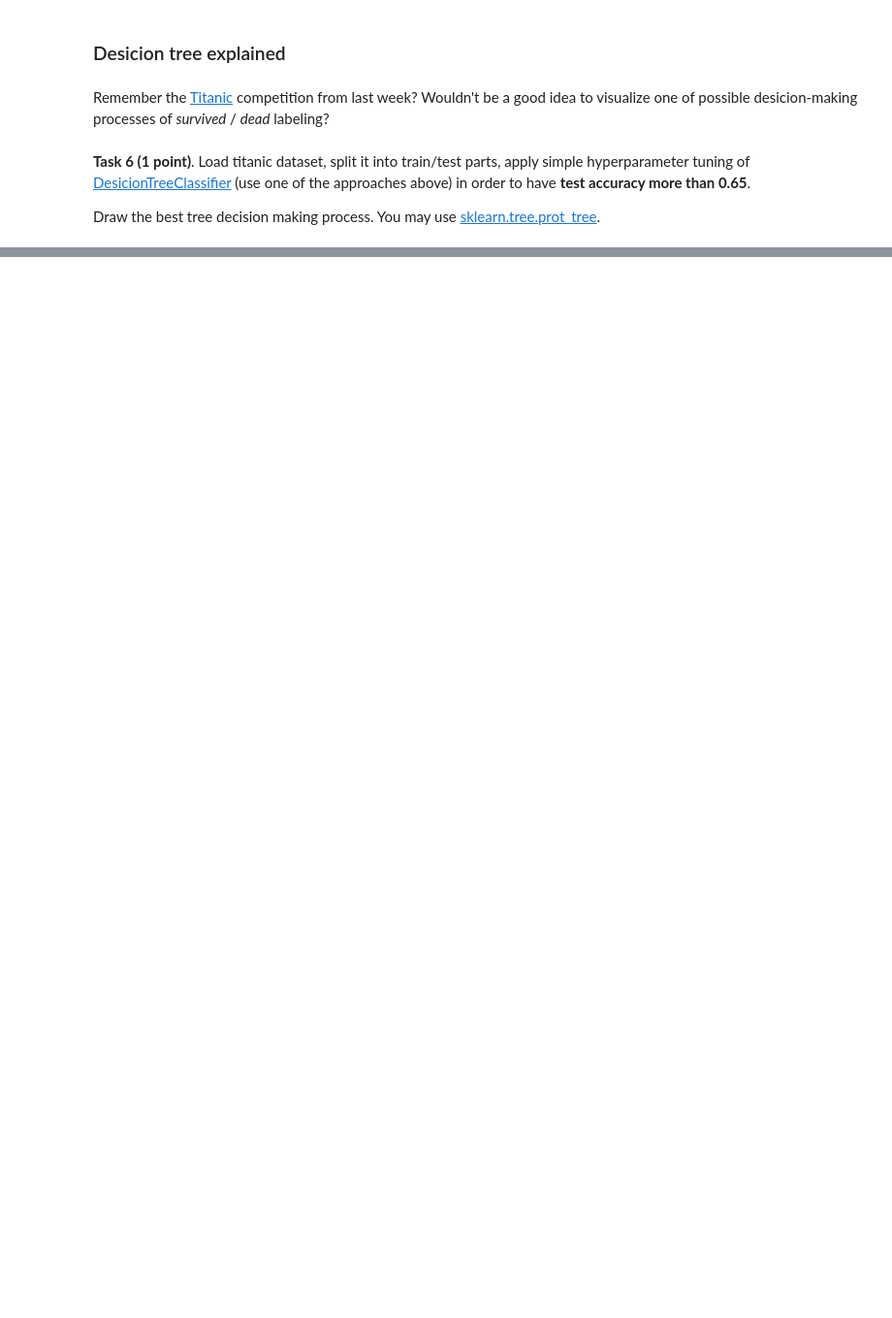
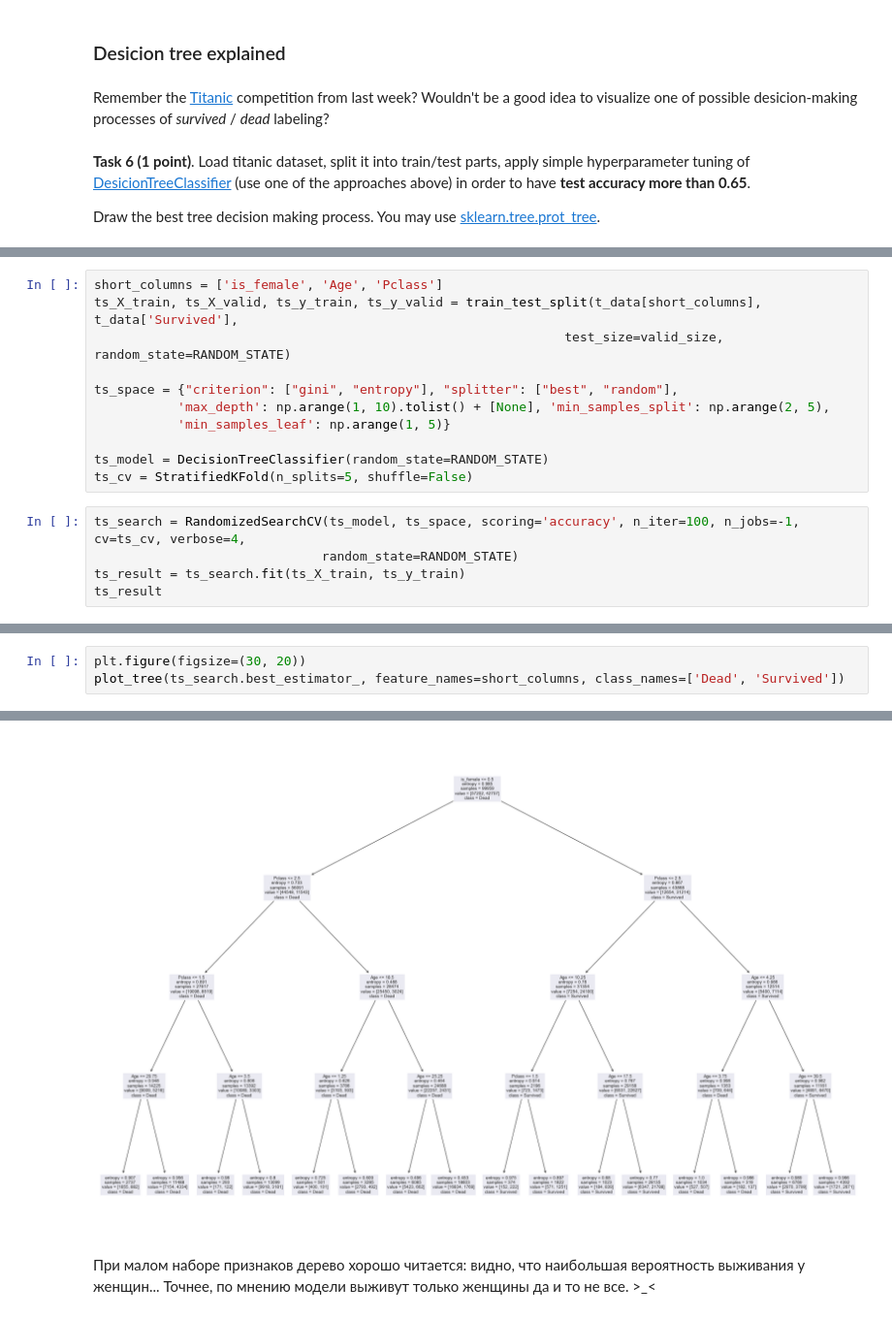
Before and after one commit to Feosen/ml-intro-2022-7, a Jupyter notebook: notebooks/rf_classifier.ipynb, the cells around one changed output, grey strips where cells are left out. Shown at 97% size. Saved outputs shown, nothing was run; the diff lists cells and outputs as text; blank space fills up the shorter version.

```diff
--- a/notebooks/rf_classifier.ipynb
+++ b/notebooks/rf_classifier.ipynb
@@ -622,0 +894,16 @@ Is it easy to interpret its results? Are you able to explain to a random person
+# %%
+short_columns = ['is_female', 'Age', 'Pclass']
+ts_X_train, ts_X_valid, ts_y_train, ts_y_valid = train_test_split(t_data[short_columns], t_data['Survived'],
+                                                              test_size=valid_size, random_state=RANDOM_STATE)
+
+ts_space = {"criterion": ["gini", "entropy"], "splitter": ["best", "random"],
+           'max_depth': np.arange(1, 10).tolist() + [None], 'min_samples_split': np.arange(2, 5),
+           'min_samples_leaf': np.arange(1, 5)}
+
+ts_model = DecisionTreeClassifier(random_state=RANDOM_STATE)
+ts_cv = StratifiedKFold(n_splits=5, shuffle=False)
+# %%
+ts_search = RandomizedSearchCV(ts_model, ts_space, scoring='accuracy', n_iter=100, n_jobs=-1, cv=ts_cv, verbose=4,
+                              random_state=RANDOM_STATE)
+ts_result = ts_search.fit(ts_X_train, ts_y_train)
+ts_result
@@ -622,0 +950,4 @@ Is it easy to interpret its results? Are you able to explain to a random person
+# %%
+plt.figure(figsize=(30, 20))
+plot_tree(ts_search.best_estimator_, feature_names=short_columns, class_names=['Dead', 'Survived'])
+# %% [output]
@@ -622,0 +971,3 @@ Is it easy to interpret its results? Are you able to explain to a random person
+[figure, added]
+# %% [markdown]
+При малом наборе признаков дерево хорошо читается: видно, что наибольшая вероятность выживания у женщин... Точнее, по мнению модели выживут только женщины да и то не все. >_<
```
Also changed, not shown: parts of 33 cells of this notebook.
